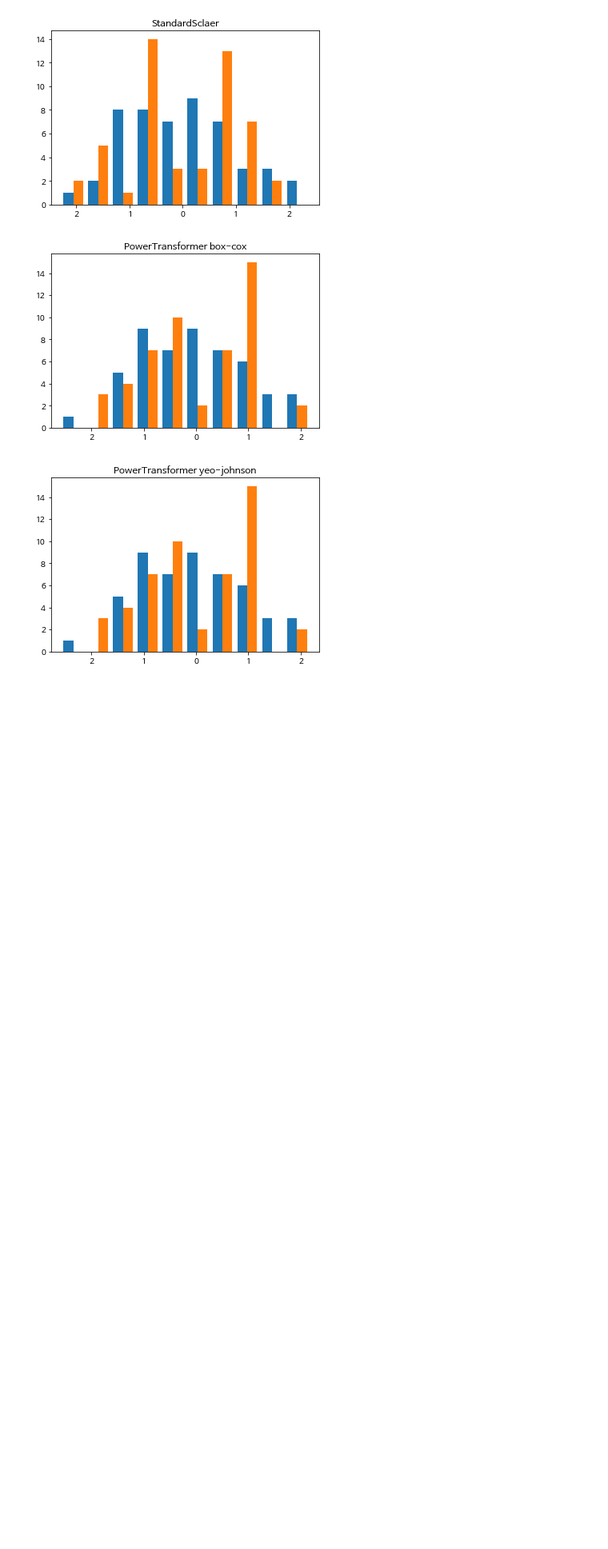
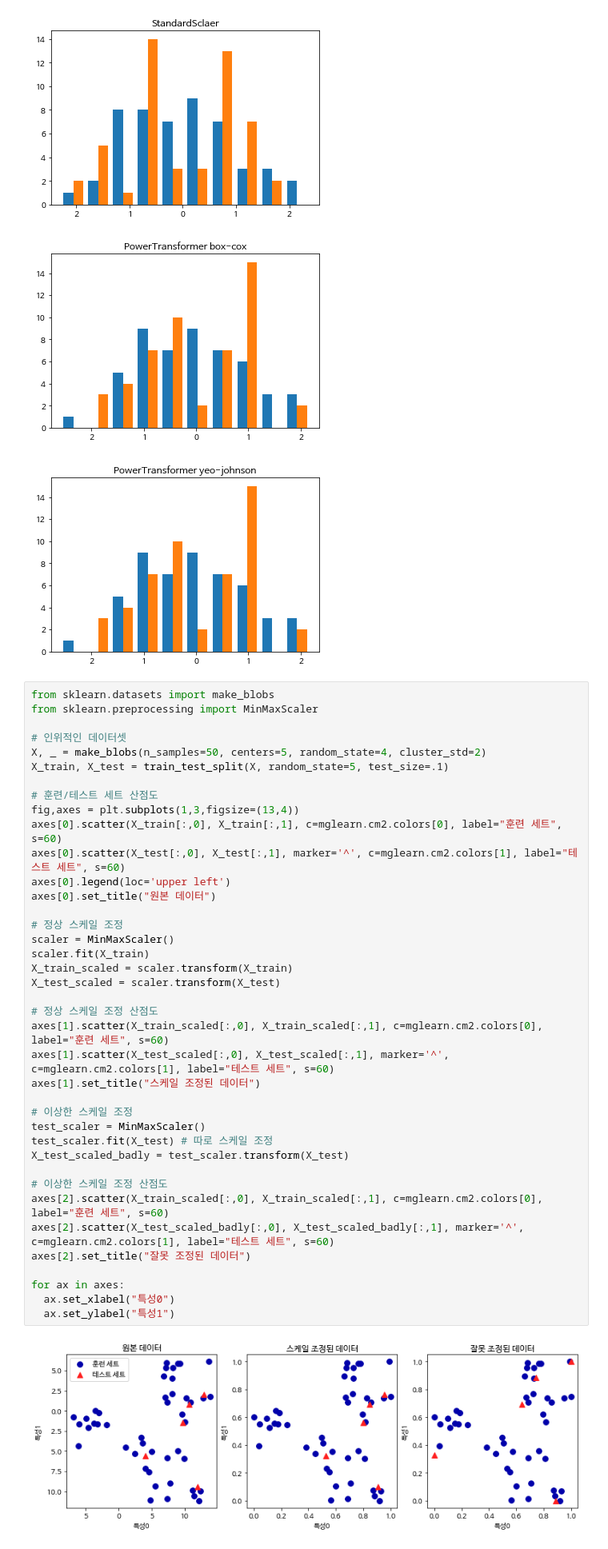
Before and after one commit to gogowonji/Machine-Learning-with-Python, a Jupyter notebook: ch3_3.ipynb, the cells around one changed output. Shown at 80% size. Saved outputs shown, nothing was run; the diff lists cells and outputs as text; blank space fills up the shorter version.

```diff
--- a/ch3_3.ipynb
+++ b/ch3_3.ipynb
@@ -231,3 +231,44 @@ plt.show()
 [figure]
 [figure]
 [figure]
+# %%
+from sklearn.datasets import make_blobs
+from sklearn.preprocessing import MinMaxScaler
+
+# 인위적인 데이터셋
+X, _ = make_blobs(n_samples=50, centers=5, random_state=4, cluster_std=2)
+X_train, X_test = train_test_split(X, random_state=5, test_size=.1)
+
+# 훈련/테스트 세트 산점도
+fig,axes = plt.subplots(1,3,figsize=(13,4))
+axes[0].scatter(X_train[:,0], X_train[:,1], c=mglearn.cm2.colors[0], label="훈련 세트", s=60)
+axes[0].scatter(X_test[:,0], X_test[:,1], marker='^', c=mglearn.cm2.colors[1], label="테스트 세트", s=60)
+axes[0].legend(loc='upper left')
+axes[0].set_title("원본 데이터")
+
+# 정상 스케일 조정
+scaler = MinMaxScaler()
+scaler.fit(X_train)
+X_train_scaled = scaler.transform(X_train)
+X_test_scaled = scaler.transform(X_test)
+
+# 정상 스케일 조정 산점도
+axes[1].scatter(X_train_scaled[:,0], X_train_scaled[:,1], c=mglearn.cm2.colors[0], label="훈련 세트", s=60)
+axes[1].scatter(X_test_scaled[:,0], X_test_scaled[:,1], marker='^', c=mglearn.cm2.colors[1], label="테스트 세트", s=60)
+axes[1].set_title("스케일 조정된 데이터")
+
+# 이상한 스케일 조정
+test_scaler = MinMaxScaler()
+test_scaler.fit(X_test) # 따로 스케일 조정
+X_test_scaled_badly = test_scaler.transform(X_test)
+
+# 이상한 스케일 조정 산점도
+axes[2].scatter(X_train_scaled[:,0], X_train_scaled[:,1], c=mglearn.cm2.colors[0], label="훈련 세트", s=60)
+axes[2].scatter(X_test_scaled_badly[:,0], X_test_scaled_badly[:,1], marker='^', c=mglearn.cm2.colors[1], label="테스트 세트", s=60)
+axes[2].set_title("잘못 조정된 데이터")
+
+for ax in axes:
+  ax.set_xlabel("특성0")
+  ax.set_ylabel("특성1")
+# %% [output]
+[figure, added]
```
Also changed, not shown: parts of 5 cells of this notebook.
